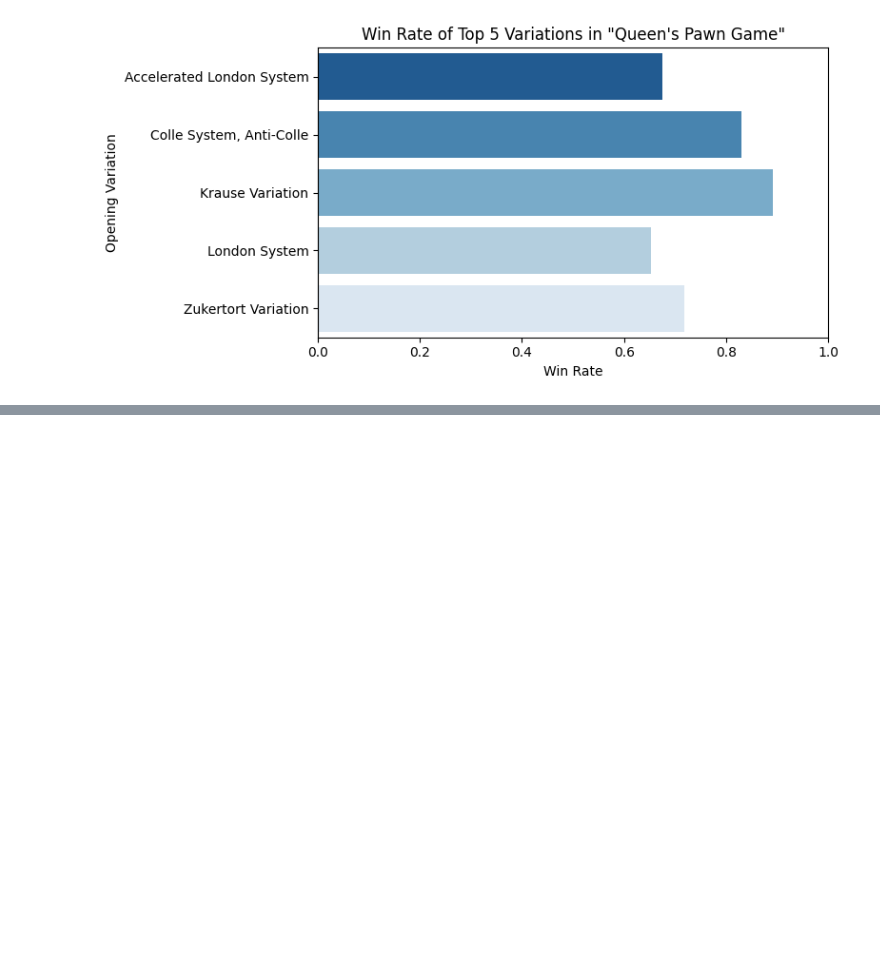
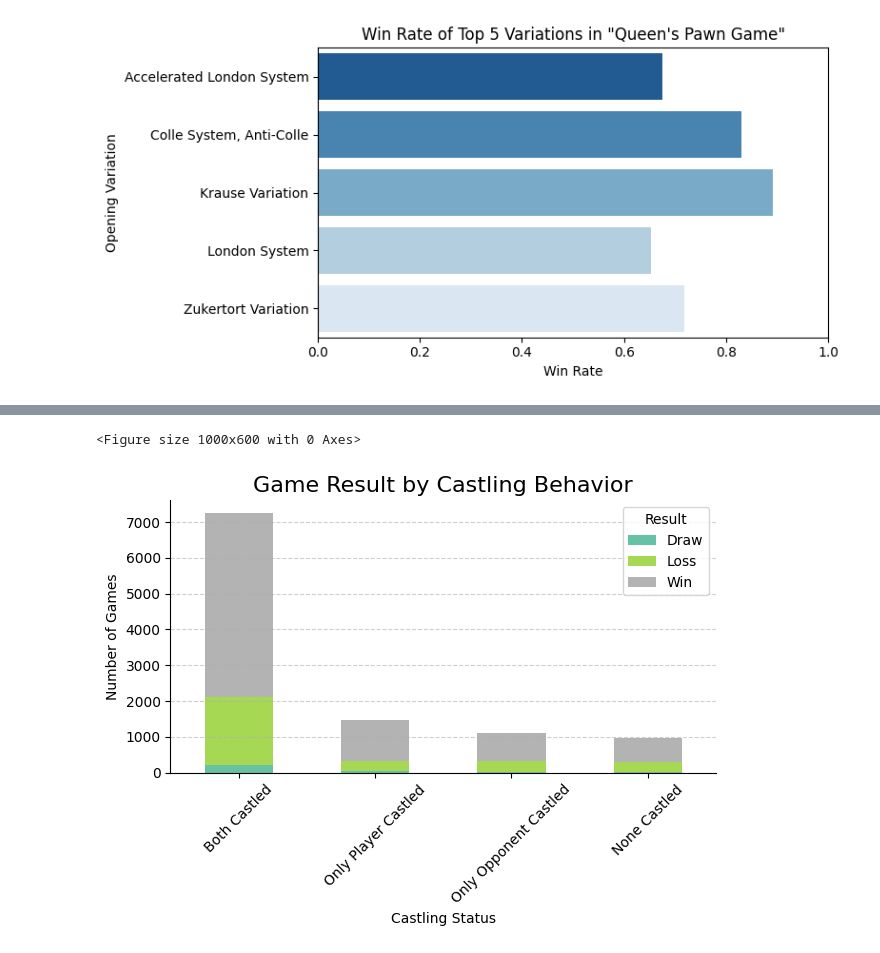
Before and after one commit to NishivSingh/My-Chess-Journal-Data-Driven-Insights, a Jupyter notebook: data_analysis.ipynb, the cells around one changed output, grey strips where cells are left out. Saved outputs shown, nothing was run; the diff lists cells and outputs as text; code cells hidden in the pictures; blank space fills up the shorter version.

```diff
--- a/data_analysis.ipynb
+++ b/data_analysis.ipynb
@@ -550,0 +579,40 @@ for main_opening in top_main_openings:
+# %%
+# Create Castling Status column
+def castling_status(row):
+    if row['WhiteCastled'] and row['BlackCastled']:
+        return 'Both Castled'
+    elif row['PlayerColor'] == 'White' and row['WhiteCastled'] and not row['BlackCastled']:
+        return 'Only Player Castled'
+    elif row['PlayerColor'] == 'Black' and row['BlackCastled'] and not row['WhiteCastled']:
+        return 'Only Player Castled'
+    elif row['PlayerColor'] == 'White' and not row['WhiteCastled'] and row['BlackCastled']:
+        return 'Only Opponent Castled'
+    elif row['PlayerColor'] == 'Black' and not row['BlackCastled'] and row['WhiteCastled']:
+        return 'Only Opponent Castled'
+    else:
+        return 'None Castled'
+
+data['CastlingStatus'] = data.apply(castling_status, axis=1)
+
+# Group by castling status and match result
+castling_result = data.groupby(['CastlingStatus', 'MatchResult']).size().unstack().fillna(0)
+
+# Sort by total games
+castling_result = castling_result.loc[castling_result.sum(axis=1).sort_values(ascending=False).index]
+
+# Plot
+plt.figure(figsize=(10, 6))
+castling_result.plot(kind='bar', stacked=True, colormap='Set2')
+
+plt.title("Game Result by Castling Behavior", fontsize=16)
+plt.xlabel("Castling Status")
+plt.ylabel("Number of Games")
+plt.legend(title="Result")
+plt.grid(axis='y', linestyle='--', alpha=0.6)
+plt.xticks(rotation=45)
+sns.despine()
+plt.tight_layout()
+plt.show()
+# %% [output]
+<Figure size 1000x600 with 0 Axes>
+[figure, added]
```
Also changed, not shown: parts of 6 cells of this notebook.
